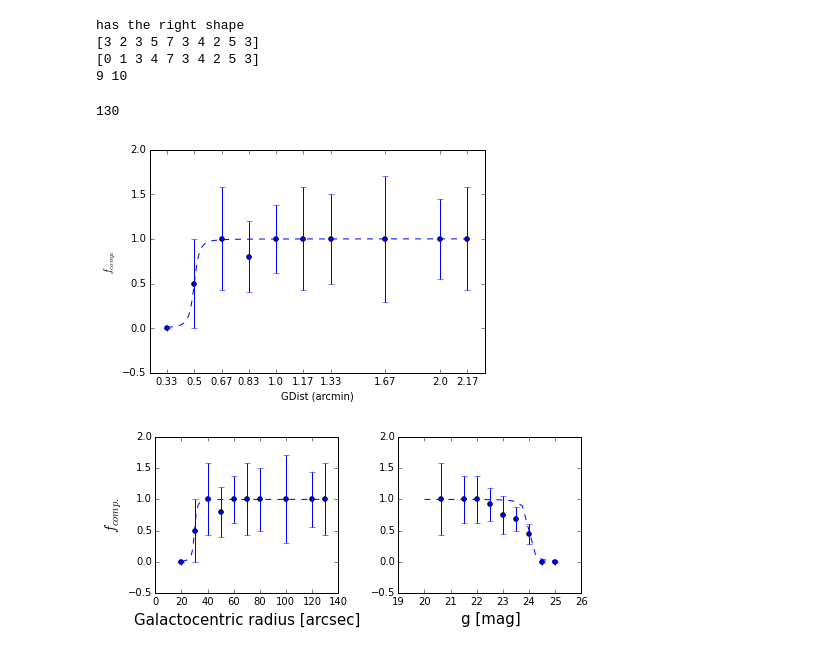
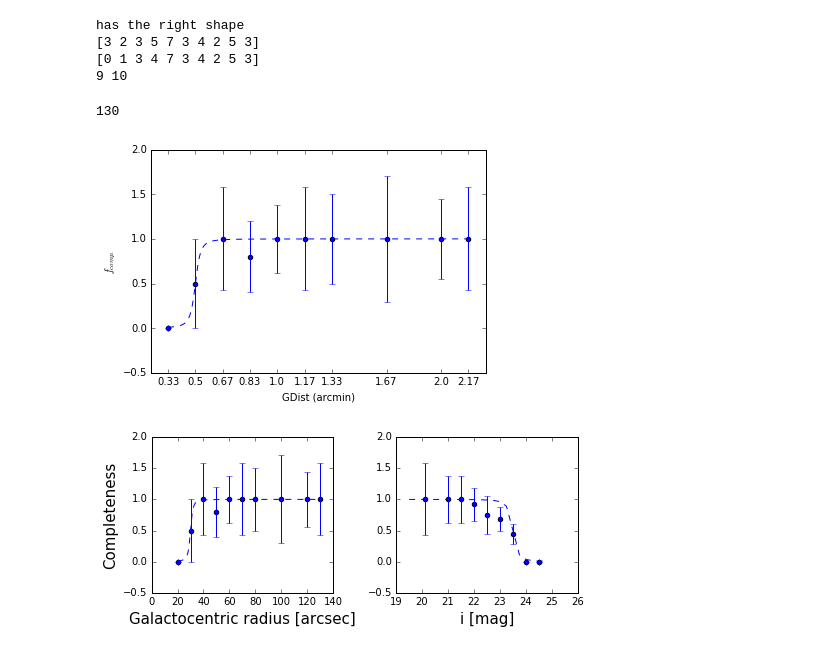
Before and after one commit to leoniechevalier/Swinburne_NGC4526, a Jupyter notebook: RV and HST comparison.ipynb, the cells around one changed output. Drawn from its saved outputs; the diff is of its cells as text; code cells hidden in the pictures.

```diff
--- a/RV and HST comparison.ipynb
+++ b/RV and HST comparison.ipynb
@@ -22,7 +22,7 @@ from numpy import append
 # %%
 #filename='25_08_16_g_i.fits'
 filename='N4526_HST_candidate_match.fits'
-filename1='N4526_RV_candidate_match.fits'
+filename1='N4526_comp.fits'
 filename3='N4526_HST_RV_match.fits'
 filename2='HST_2009.fits'
 #filename='CFST_match_18_08_16.fits'
@@ -651,29 +690,30 @@ plt.savefig(filename[:-5]+'_GDist_completeness.png')
 plt.show()
 # %% [output]
 130
-[figure, old version]
+[figure, new version]
 # %%
 plt.figure(figsize=(7,3))
 plt.subplot(122)
-plt.scatter(Bins_G, completeness_frac_G)
-plt.plot(fake,Pritchet_f(fake,24,5), linestyle = '--')
-plt.errorbar(Bins_G, completeness_frac_G, xerr=0,yerr=np.true_divide(np.sqrt(SSEX_G_B),HST_G_B),color='b',fmt='.')
-plt.xlabel('g [mag]',size=15)
+Bins_i = Bins_G-0.5
+plt.scatter(Bins_i, completeness_frac_G)
+plt.plot(fake-0.5,Pritchet_f(fake-0.5,24-0.5,5), linestyle = '--')
+plt.errorbar(Bins_i, completeness_frac_G, xerr=0,yerr=np.true_divide(np.sqrt(SSEX_G_B),HST_G_B),color='b',fmt='.')
+plt.xlabel('i [mag]',size=15)
 #plt.ylabel('$f_{comp.}$')
 #plt.savefig(filename[:-5]+'_Mag_completeness_G.png')
 
 #Bins_new =Bins_Dist/60
 plt.subplot(121)
 plt.scatter(Bins_Dist, completeness_frac_Dist)
 plt.plot((fake2),Pritchet_f(fake2,30,-0.5), linestyle = '--')
 #plt.xticks(Bins_Dist,np.round(np.true_divide(Bins_Dist,60),2))
 plt.errorbar(Bins_Dist, completeness_frac_Dist, xerr=0,yerr=np.true_divide(np.sqrt(SSEX_Dist),HST_Dist),color='b',fmt='.')
 plt.xlabel('Galactocentric radius [arcsec]', size=15)
 #plt.ylim(-0.5,2.5)
 #plt.xticks(Bins_Dist,np.round(np.true_divide(Bins_Dist,60),2))
-plt.ylabel('$f_{comp.}$', size=15)
+plt.ylabel('Completeness', size=15)
 plt.tight_layout()
 plt.savefig('HST_comp.png')
 plt.show()
 # %% [output]
-[figure, old version]
+[figure, new version]
```
Also changed, not shown: parts of 9 cells of this notebook, 2 other files.
